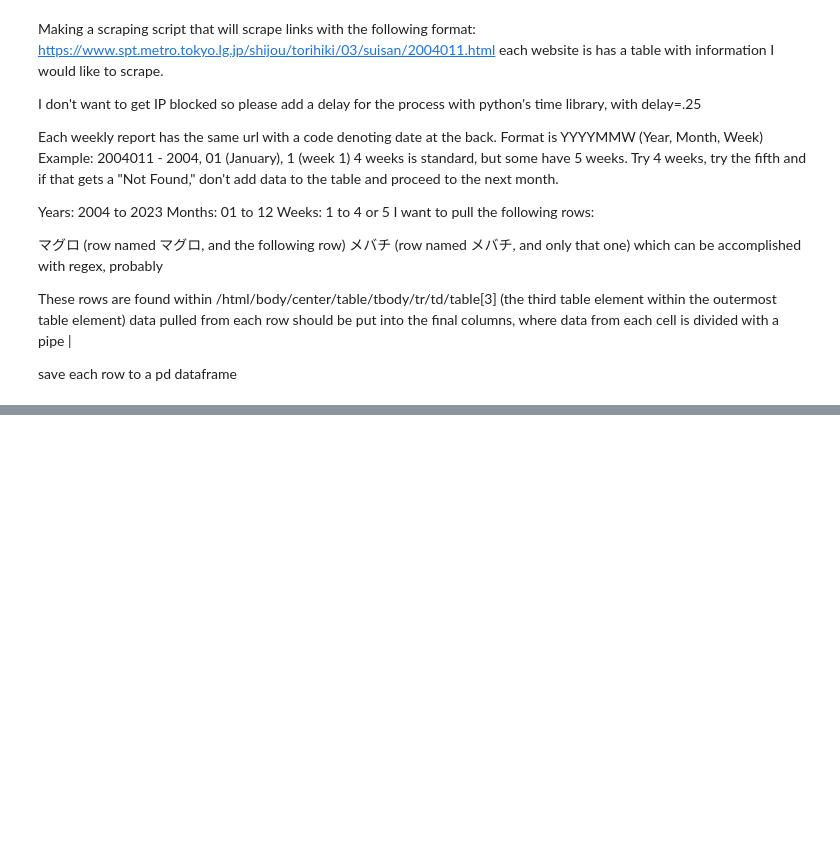
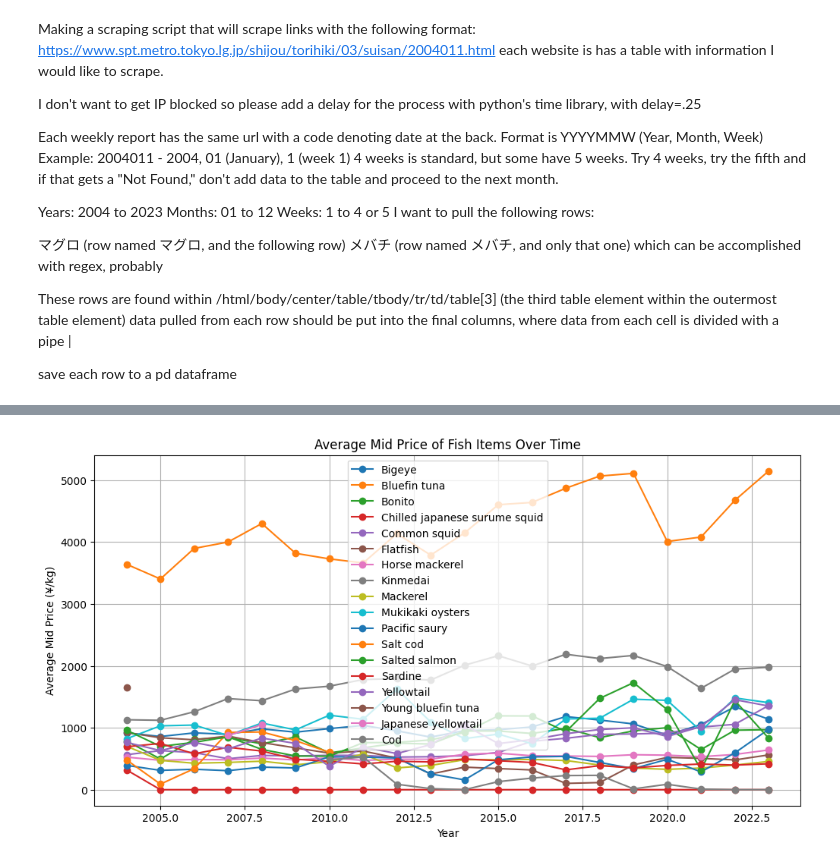
Before and after one commit to nmolnar-parsons/thesis, a Jupyter notebook: data-wrangling/scrape_toyosu.ipynb, the cells around one changed output, grey strips where cells are left out. Cells and saved outputs as stored; diff of their text form; code cells hidden in the pictures; blank space fills up the shorter version.

```diff
--- a/data-wrangling/scrape_toyosu.ipynb
+++ b/data-wrangling/scrape_toyosu.ipynb
@@ -430,3 +666,0 @@ df.head(10)
-# %%
-#drop week_trend, increase_decrease_1, year_over_year_comparison, increase_decrease_2
-df = df.drop(columns=["week_trend", "year_over_year_comparison"])
@@ -446,0 +705,17 @@ df.head(10)
+# %%
+#some fixes:
+    #only first word of item name should be capitalized
+df["item_en"] = df["item_en"].str.capitalize()
+#Mukikaki to Mukikaki oysters
+df["item_en"] = df["item_en"].replace("Mukikaki", "Mukikaki Oysters")
+#Cod cod/salt cod to Salt cod
+df["item_en"] = df["item_en"].replace("Cod cod/salt cod", "Salt Cod")
+#Buri warasa Japanese Yellowtail
+df["item_en"] = df["item_en"].replace("Buri warasa", "Japanese yellowtail")
+#Meji to Young bluefin tuna
+df["item_en"] = df["item_en"].replace("Meji", "Young Bluefin Tuna")
+#Tuna to Bluefin Tuna
+df["item_en"] = df["item_en"].replace("Tuna", "Bluefin Tuna")
+
+#drop "*for the median price of tuna (raw) in each region, the first market day (5th) is excluded from the calculation."
+df = df[df["item_en"] != "*for the median price of tuna (raw) in each region, the first market day (5th) is excluded from the calculation."]
@@ -446,0 +745,9 @@ df.head(10)
+# %%
+df_average_all = df.copy()
+#average price each year for each item_en
+df_average_all = df_average_all.groupby(["year", "item_en"]).agg({
+    "price_high": "mean",
+    "price_mid": "mean",
+    "price_low": "mean",
+}).reset_index()
+df_average_all.head()
@@ -446,0 +761,14 @@ df.head(10)
+# %%
+#graph average price of each item_en over time
+plt.figure(figsize=(12, 6))
+for item in df_average_all["item_en"].unique():
+    item_data = df_average_all[df_average_all["item_en"] == item]
+    plt.plot(item_data["year"], item_data["price_mid"], marker="o", label=item)
+plt.title("Average Mid Price of Fish Items Over Time")
+plt.xlabel("Year")
+plt.ylabel("Average Mid Price (¥/kg)")
+plt.legend()
+plt.grid()
+plt.show()
+# %% [output]
+[figure, added]
```
Also changed, not shown: parts of 30 cells of this notebook, 9 other files.
